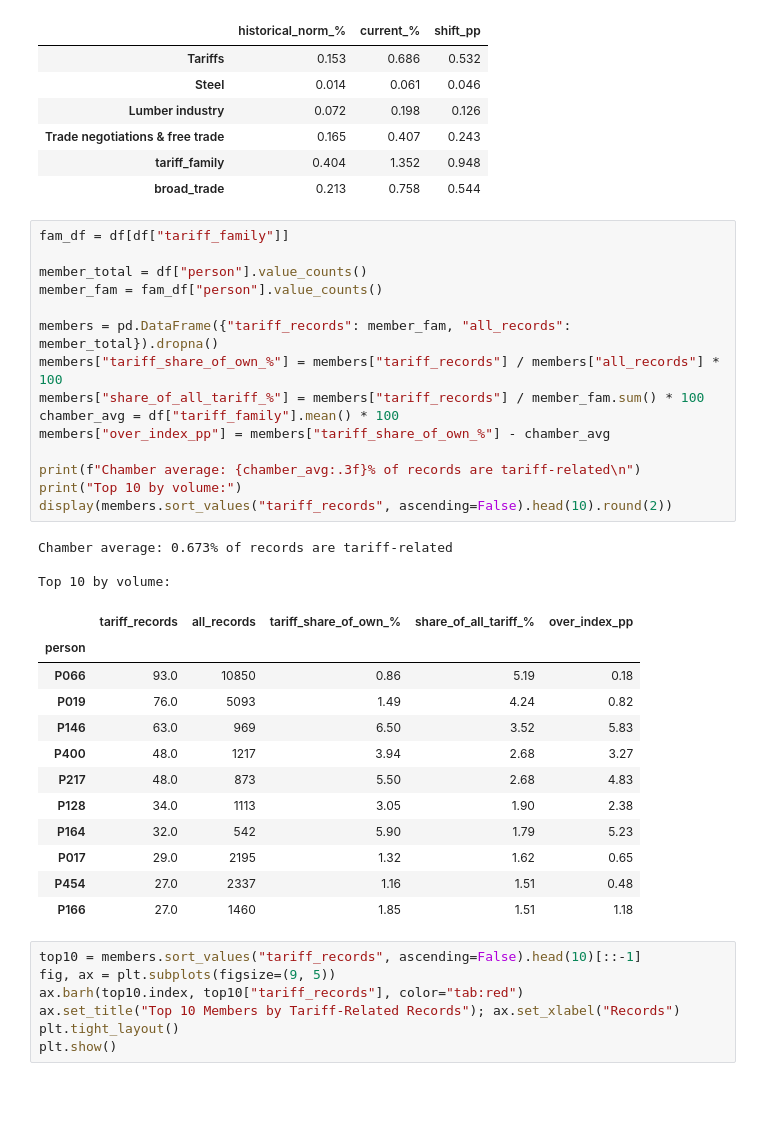
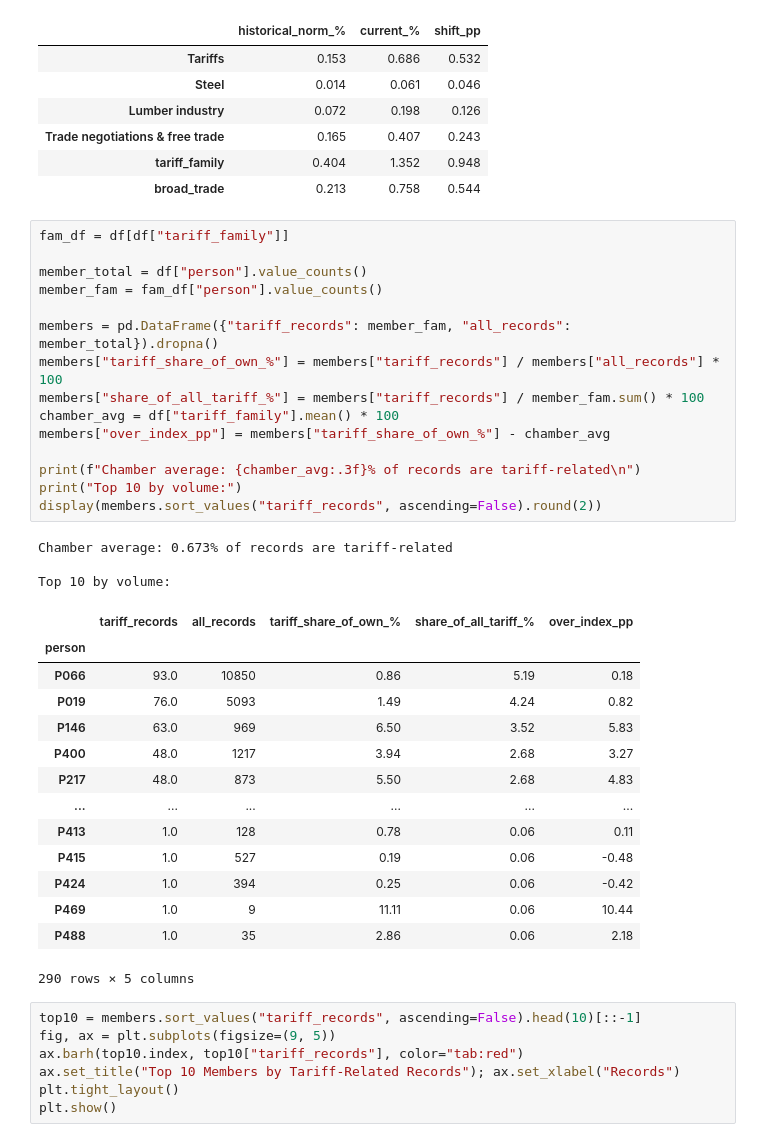
Before and after one commit to iotoAnalytics/goverlytics-ssac27, a Jupyter notebook: notebooks/hansard_analysis.ipynb, the cells around one changed output. Saved outputs shown, nothing was run; the diff lists cells and outputs as text; blank space fills up the shorter version.

```diff
--- a/notebooks/hansard_analysis.ipynb
+++ b/notebooks/hansard_analysis.ipynb
@@ -483,34 +504,36 @@ out.round(3)
 # %%
 fam_df = df[df["tariff_family"]]
 
 member_total = df["person"].value_counts()
 member_fam = fam_df["person"].value_counts()
 
 members = pd.DataFrame({"tariff_records": member_fam, "all_records": member_total}).dropna()
 members["tariff_share_of_own_%"] = members["tariff_records"] / members["all_records"] * 100
 members["share_of_all_tariff_%"] = members["tariff_records"] / member_fam.sum() * 100
 chamber_avg = df["tariff_family"].mean() * 100
 members["over_index_pp"] = members["tariff_share_of_own_%"] - chamber_avg
 
 print(f"Chamber average: {chamber_avg:.3f}% of records are tariff-related\n")
 print("Top 10 by volume:")
-display(members.sort_values("tariff_records", ascending=False).head(10).round(2))
+display(members.sort_values("tariff_records", ascending=False).round(2))
 # %% [output]
 Chamber average: 0.673% of records are tariff-related
 
 Top 10 by volume:
 |  | tariff_records | all_records | tariff_share_of_own_% | share_of_all_tariff_% | over_index_pp |
 | person |  |  |  |  |  |
 | P066 | 93.0 | 10850 | 0.86 | 5.19 | 0.18 |
 | P019 | 76.0 | 5093 | 1.49 | 4.24 | 0.82 |
 | P146 | 63.0 | 969 | 6.50 | 3.52 | 5.83 |
 | P400 | 48.0 | 1217 | 3.94 | 2.68 | 3.27 |
 | P217 | 48.0 | 873 | 5.50 | 2.68 | 4.83 |
-| P128 | 34.0 | 1113 | 3.05 | 1.90 | 2.38 |
-| P164 | 32.0 | 542 | 5.90 | 1.79 | 5.23 |
-| P017 | 29.0 | 2195 | 1.32 | 1.62 | 0.65 |
-| P454 | 27.0 | 2337 | 1.16 | 1.51 | 0.48 |
-| P166 | 27.0 | 1460 | 1.85 | 1.51 | 1.18 |
+| ... | ... | ... | ... | ... | ... |
+| P413 | 1.0 | 128 | 0.78 | 0.06 | 0.11 |
+| P415 | 1.0 | 527 | 0.19 | 0.06 | -0.48 |
+| P424 | 1.0 | 394 | 0.25 | 0.06 | -0.42 |
+| P469 | 1.0 | 9 | 11.11 | 0.06 | 10.44 |
+| P488 | 1.0 | 35 | 2.86 | 0.06 | 2.18 |
+290 rows × 5 columns
 # %%
 top10 = members.sort_values("tariff_records", ascending=False).head(10)[::-1]
 fig, ax = plt.subplots(figsize=(9, 5))
```
Also changed, not shown: parts of 2 cells of this notebook, 5 other files.
